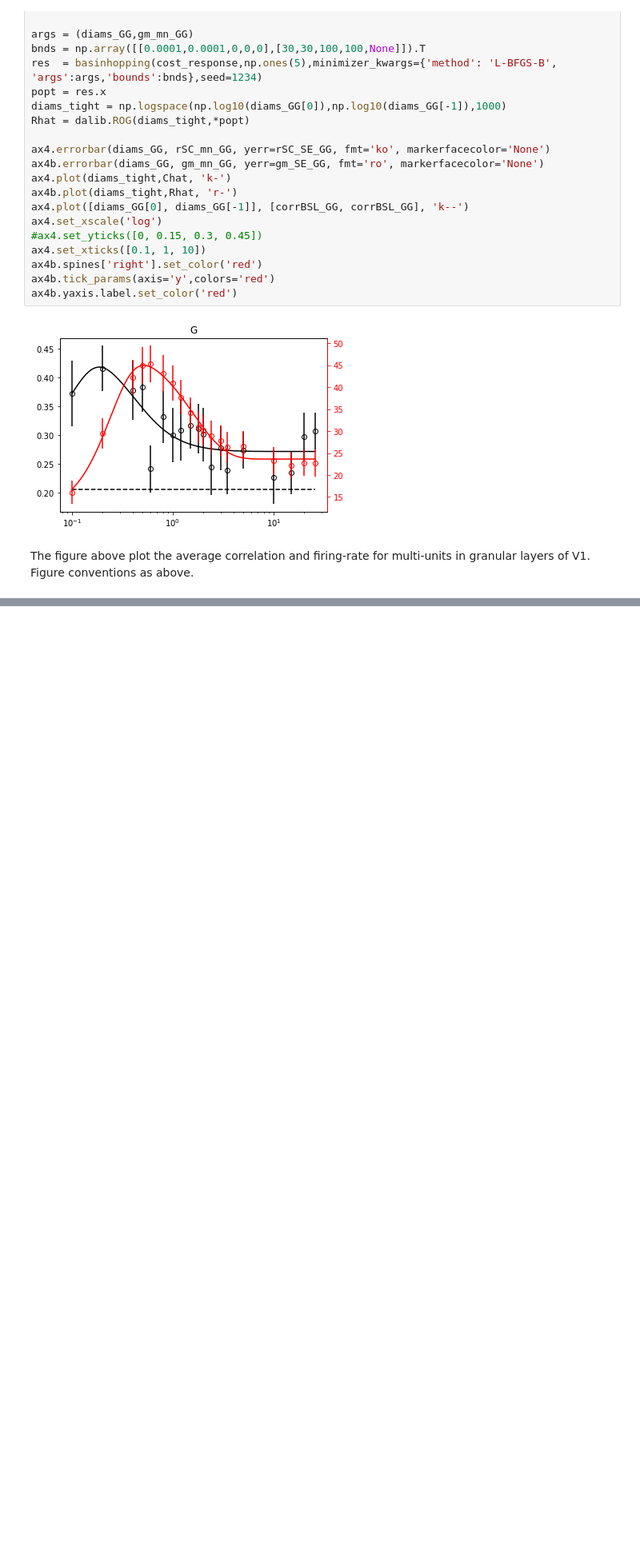
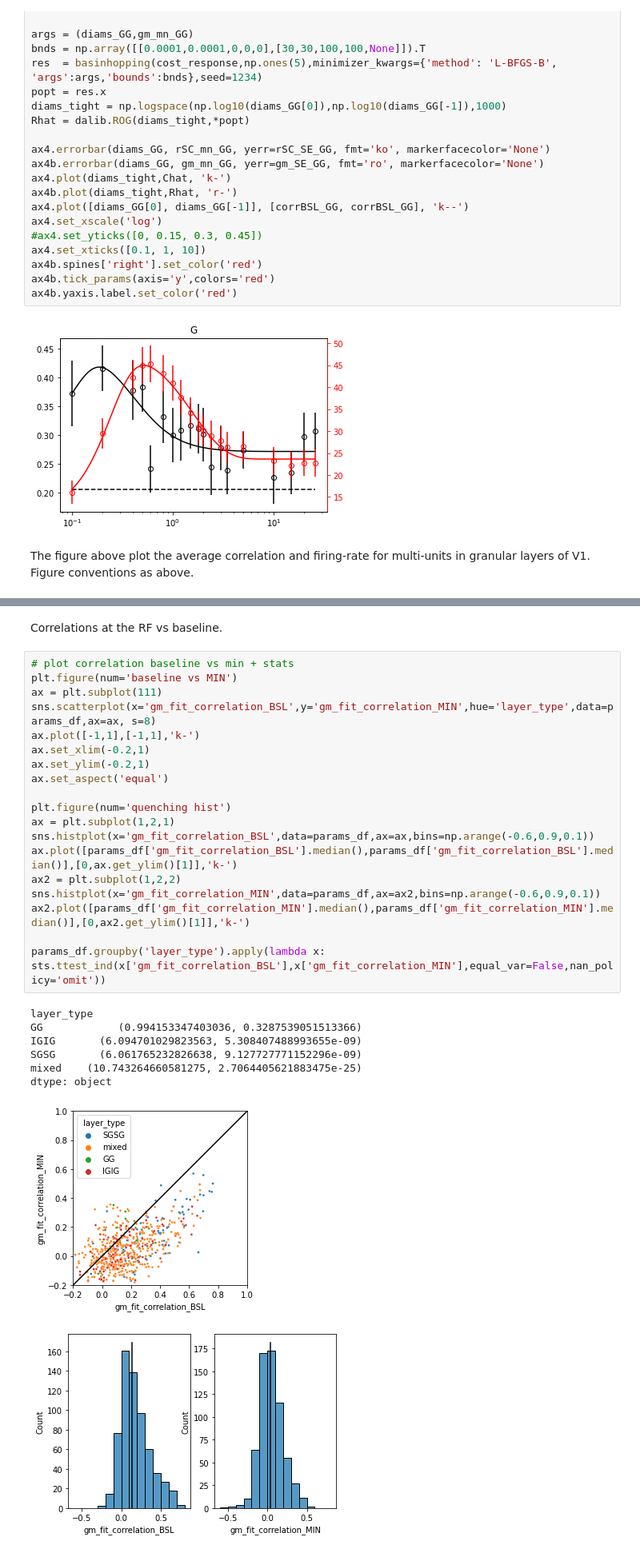
Before and after one commit to nurminenlab/variability-sizetuning-analysis, a Jupyter notebook: correlation-notebook-2022-01-20.ipynb, the cells around one changed output, grey strips where cells are left out. Shown at 80% size. Cells and saved outputs as stored; diff of their text form; blank space fills up the shorter version.

```diff
--- a/correlation-notebook-2022-01-20.ipynb
+++ b/correlation-notebook-2022-01-20.ipynb
@@ -219,0 +287,30 @@ The figure above plot the average correlation and firing-rate for multi-units in
+# %% [markdown]
+Correlations at the RF vs baseline.
+# %%
+# plot correlation baseline vs min + stats
+plt.figure(num='baseline vs MIN')
+ax = plt.subplot(111)
+sns.scatterplot(x='gm_fit_correlation_BSL',y='gm_fit_correlation_MIN',hue='layer_type',data=params_df,ax=ax, s=8)
+ax.plot([-1,1],[-1,1],'k-')
+ax.set_xlim(-0.2,1)
+ax.set_ylim(-0.2,1)
+ax.set_aspect('equal')
+
+plt.figure(num='quenching hist')
+ax = plt.subplot(1,2,1)
+sns.histplot(x='gm_fit_correlation_BSL',data=params_df,ax=ax,bins=np.arange(-0.6,0.9,0.1))
+ax.plot([params_df['gm_fit_correlation_BSL'].median(),params_df['gm_fit_correlation_BSL'].median()],[0,ax.get_ylim()[1]],'k-')
+ax2 = plt.subplot(1,2,2)
+sns.histplot(x='gm_fit_correlation_MIN',data=params_df,ax=ax2,bins=np.arange(-0.6,0.9,0.1))
+ax2.plot([params_df['gm_fit_correlation_MIN'].median(),params_df['gm_fit_correlation_MIN'].median()],[0,ax2.get_ylim()[1]],'k-')
+
+params_df.groupby('layer_type').apply(lambda x: sts.ttest_ind(x['gm_fit_correlation_BSL'],x['gm_fit_correlation_MIN'],equal_var=False,nan_policy='omit'))
+# %% [output]
+layer_type
+GG            (0.994153347403036, 0.3287539051513366)
+IGIG       (6.094701029823563, 5.308407488993655e-09)
+SGSG       (6.061765232826638, 9.127727771152296e-09)
+mixed    (10.743264660581275, 2.7064405621883475e-25)
+dtype: object
+[figure, added]
+[figure, added]
```
Also changed, not shown: parts of 8 cells of this notebook.
